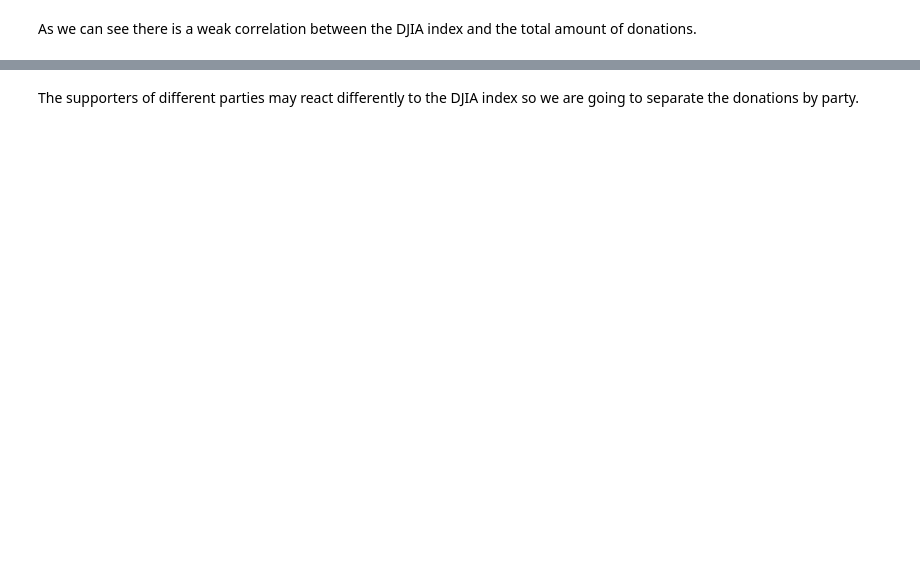
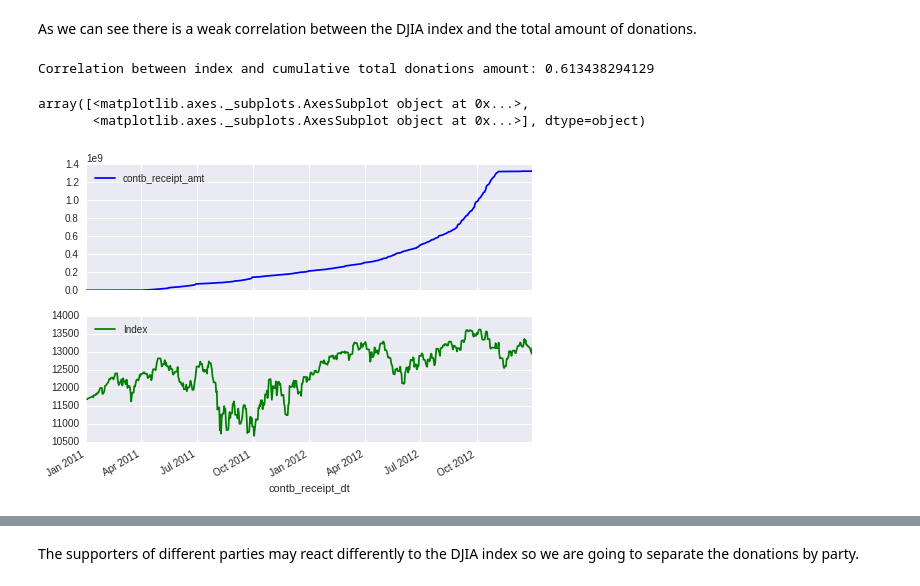
Before and after one commit to BabisK/M36101P-Assignent1, a Jupyter notebook: M36101P-Assignment1.ipynb, the cells around one changed output, grey strips where cells are left out. Saved outputs shown, nothing was run; the diff lists cells and outputs as text; code cells hidden in the pictures; blank space fills up the shorter version.

```diff
--- a/M36101P-Assignment1.ipynb
+++ b/M36101P-Assignment1.ipynb
@@ -301,2 +234,16 @@ Correlation between index and total donations amount: 0.385756233331
 # %% [markdown]
 As we can see there is a weak correlation between the DJIA index and the total amount of donations.
+# %%
+cumulative_total_donations_per_day_djia = pandas.merge(left = donations.groupby('contb_receipt_dt').sum(), right = djia,
+                                            left_index = True, right_index = True, how = 'left')
+cumulative_total_donations_per_day_djia.contb_receipt_amt = cumulative_total_donations_per_day_djia.contb_receipt_amt.cumsum()
+
+print('Correlation between index and cumulative total donations amount: '
+      + str(cumulative_total_donations_per_day_djia['contb_receipt_amt'].corr(cumulative_total_donations_per_day_djia['Index'])))
+
+cumulative_total_donations_per_day_djia.plot(subplots = True)
+# %% [output]
+Correlation between index and cumulative total donations amount: 0.613438294129
+array([<matplotlib.axes._subplots.AxesSubplot object at 0x...>,
+       <matplotlib.axes._subplots.AxesSubplot object at 0x...>], dtype=object)
+[figure, added]
```
Also changed, not shown: parts of 54 cells of this notebook.
